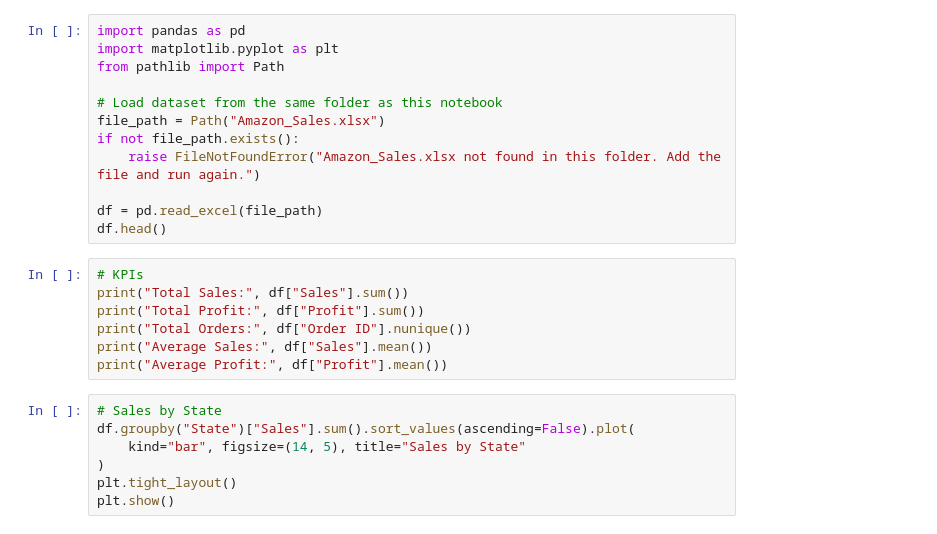
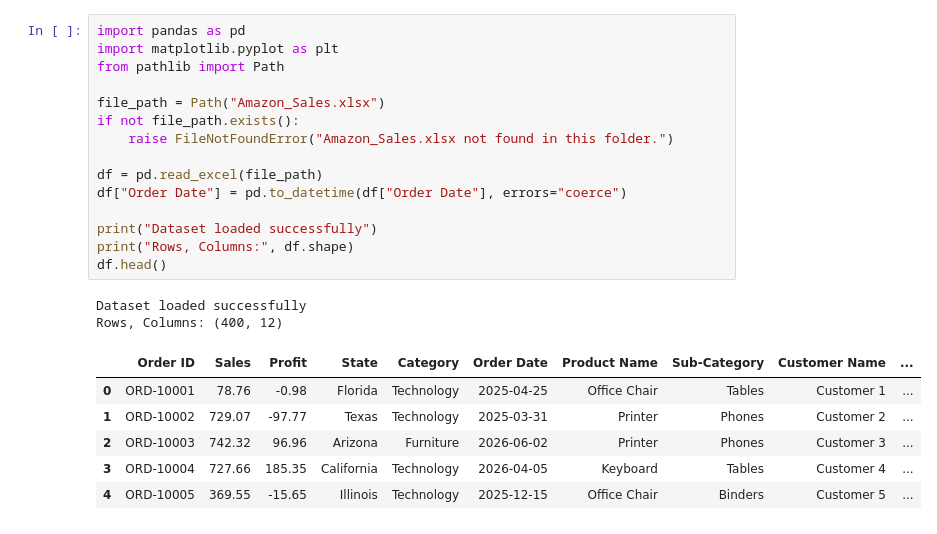
Before and after one commit to AshishCherian15/Amazon-Sales-Analysis, a Jupyter notebook: Amazon_Sales_Analysis.ipynb, the cells around one changed output. Saved outputs shown, nothing was run; the diff lists cells and outputs as text.

```diff
--- a/Amazon_Sales_Analysis.ipynb
+++ b/Amazon_Sales_Analysis.ipynb
@@ -5,26 +5,24 @@ This notebook calculates key sales KPIs and creates charts for state, category,
 # %%
 import pandas as pd
 import matplotlib.pyplot as plt
 from pathlib import Path
 
-# Load dataset from the same folder as this notebook
 file_path = Path("Amazon_Sales.xlsx")
 if not file_path.exists():
-    raise FileNotFoundError("Amazon_Sales.xlsx not found in this folder. Add the file and run again.")
+    raise FileNotFoundError("Amazon_Sales.xlsx not found in this folder.")
 
 df = pd.read_excel(file_path)
+df["Order Date"] = pd.to_datetime(df["Order Date"], errors="coerce")
+
+print("Dataset loaded successfully")
+print("Rows, Columns:", df.shape)
 df.head()
+# %% [output]
+Dataset loaded successfully
+Rows, Columns: (400, 12)
+|  | Order ID | Sales | Profit | State | Category | Order Date | Product Name | Sub-Category | Customer Name | ... |
+| 0 | ORD-10001 | 78.76 | -0.98 | Florida | Technology | 2025-04-25 | Office Chair | Tables | Customer 1 | ... |
+| 1 | ORD-10002 | 729.07 | -97.77 | Texas | Technology | 2025-03-31 | Printer | Phones | Customer 2 | ... |
+| 2 | ORD-10003 | 742.32 | 96.96 | Arizona | Furniture | 2026-06-02 | Printer | Phones | Customer 3 | ... |
+| 3 | ORD-10004 | 727.66 | 185.35 | California | Technology | 2026-04-05 | Keyboard | Tables | Customer 4 | ... |
+| 4 | ORD-10005 | 369.55 | -15.65 | Illinois | Technology | 2025-12-15 | Office Chair | Binders | Customer 5 | ... |
-# %%
-# KPIs
-print("Total Sales:", df["Sales"].sum())
-print("Total Profit:", df["Profit"].sum())
-print("Total Orders:", df["Order ID"].nunique())
-print("Average Sales:", df["Sales"].mean())
-print("Average Profit:", df["Profit"].mean())
-# %%
-# Sales by State
-df.groupby("State")["Sales"].sum().sort_values(ascending=False).plot(
-    kind="bar", figsize=(14, 5), title="Sales by State"
-)
-plt.tight_layout()
-plt.show()
```
Also changed, not shown: parts of 13 cells of this notebook, 1 other file.
